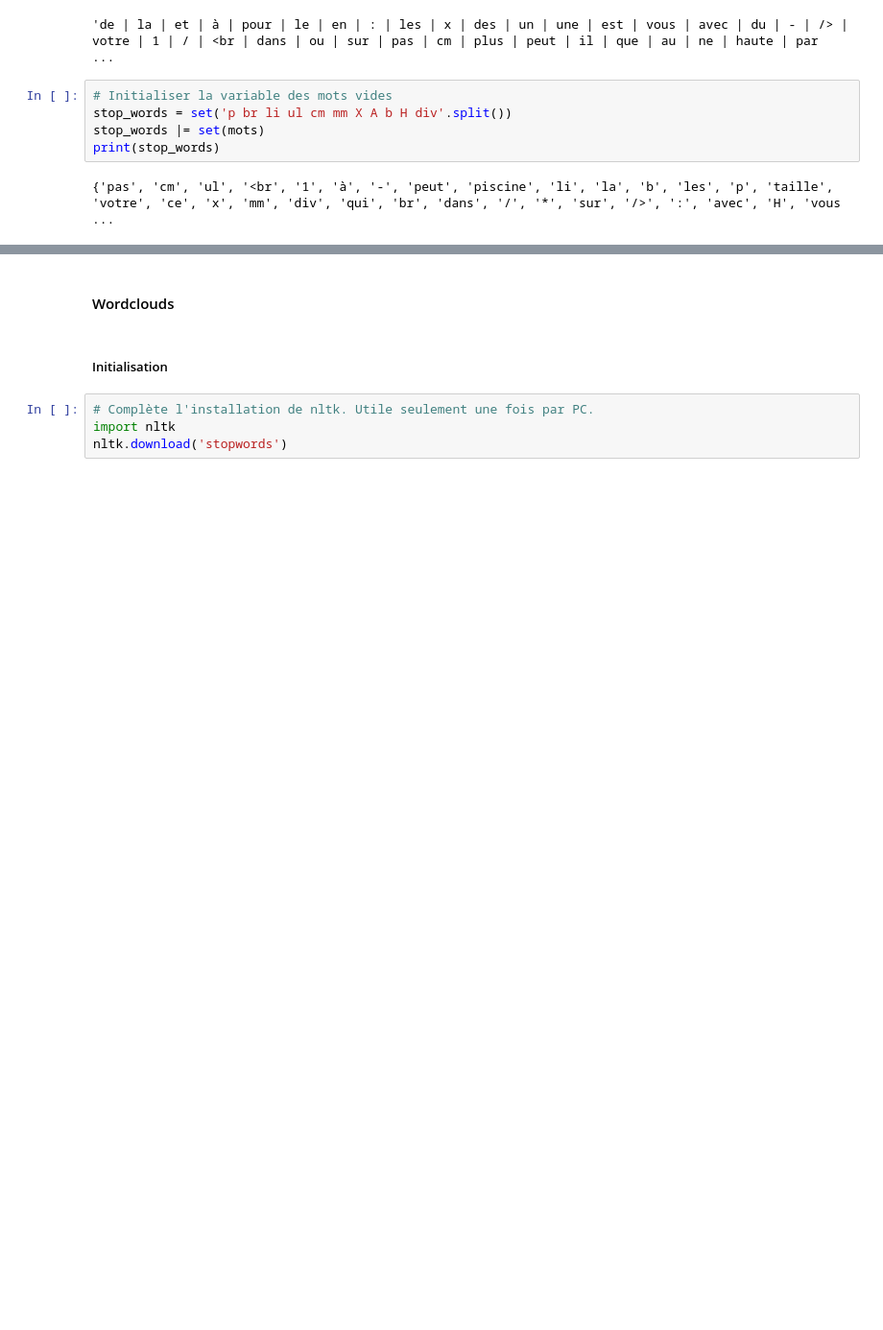
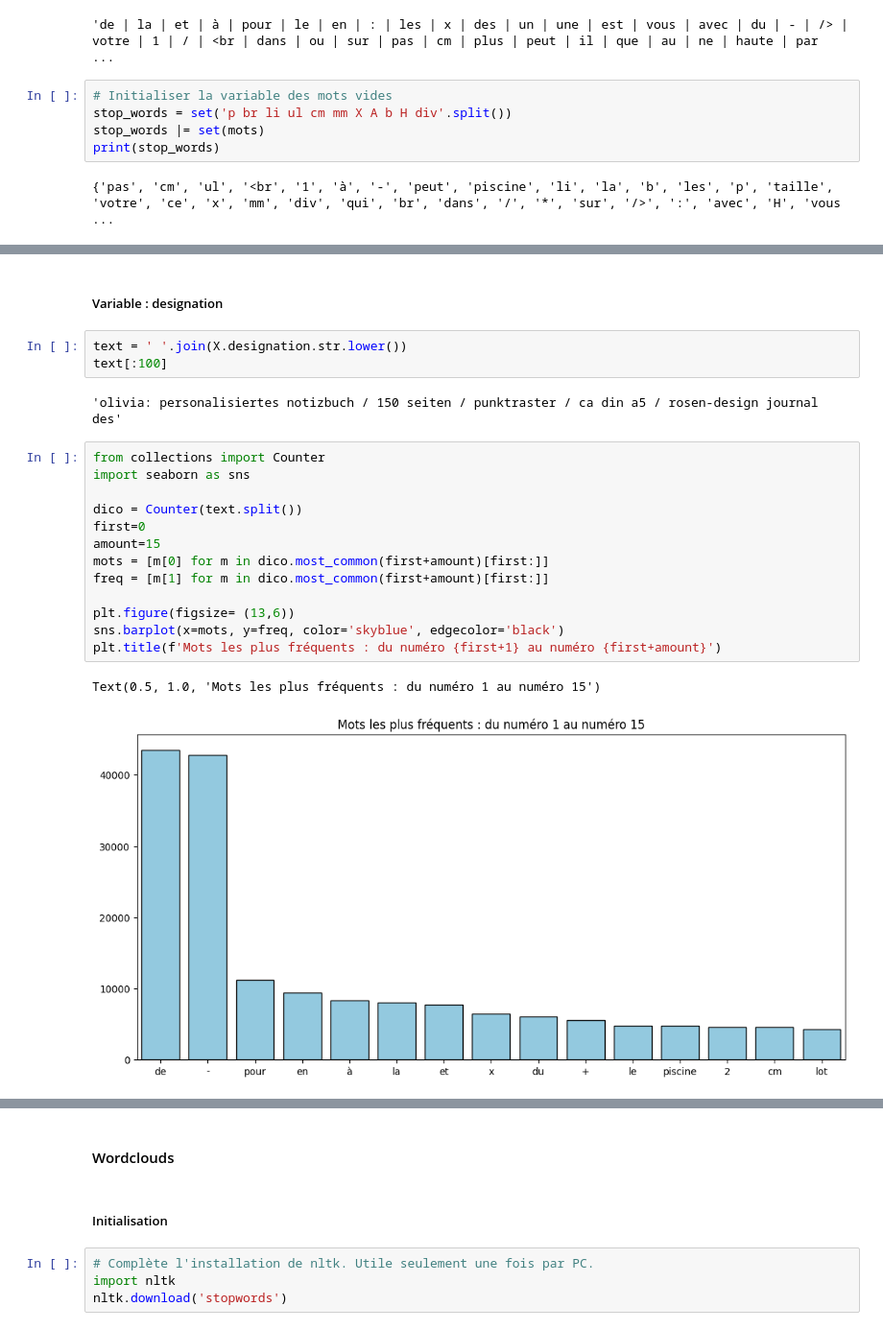
Before and after one commit to Kelorastus/Rakuten, a Jupyter notebook: data_exploration/Valentin.ipynb, the cells around one changed output, grey strips where cells are left out. Shown at 96% size. Saved outputs shown, nothing was run; the diff lists cells and outputs as text; blank space fills up the shorter version.

```diff
--- a/data_exploration/Valentin.ipynb
+++ b/data_exploration/Valentin.ipynb
@@ -214,2 +219,25 @@ mots = [m[0] for m in dico.most_common(350)]
 # %% [output]
 'and | /><br | taille: | sans | 3 | plaît | matériel: | dimensions | aux | se | comme | 4 | vos | s&#39;il | enfants | 100% | acier | très | bois | &#43; | l&#39;eau | lumière | cette | to | raison |  ...
+# %% [markdown]
+##### Variable : designation
+# %%
+text = ' '.join(X.designation.str.lower())
+text[:100]
+# %% [output]
+'olivia: personalisiertes notizbuch / 150 seiten / punktraster / ca din a5 / rosen-design journal des'
+# %%
+from collections import Counter
+import seaborn as sns
+
+dico = Counter(text.split())
+first=0
+amount=15
+mots = [m[0] for m in dico.most_common(first+amount)[first:]]
+freq = [m[1] for m in dico.most_common(first+amount)[first:]]
+
+plt.figure(figsize= (13,6))
+sns.barplot(x=mots, y=freq, color='skyblue', edgecolor='black')
+plt.title(f'Mots les plus fréquents : du numéro {first+1} au numéro {first+amount}')
+# %% [output]
+Text(0.5, 1.0, 'Mots les plus fréquents : du numéro 1 au numéro 15')
+[figure, added]
```
Also changed, not shown: parts of 5 cells of this notebook.
